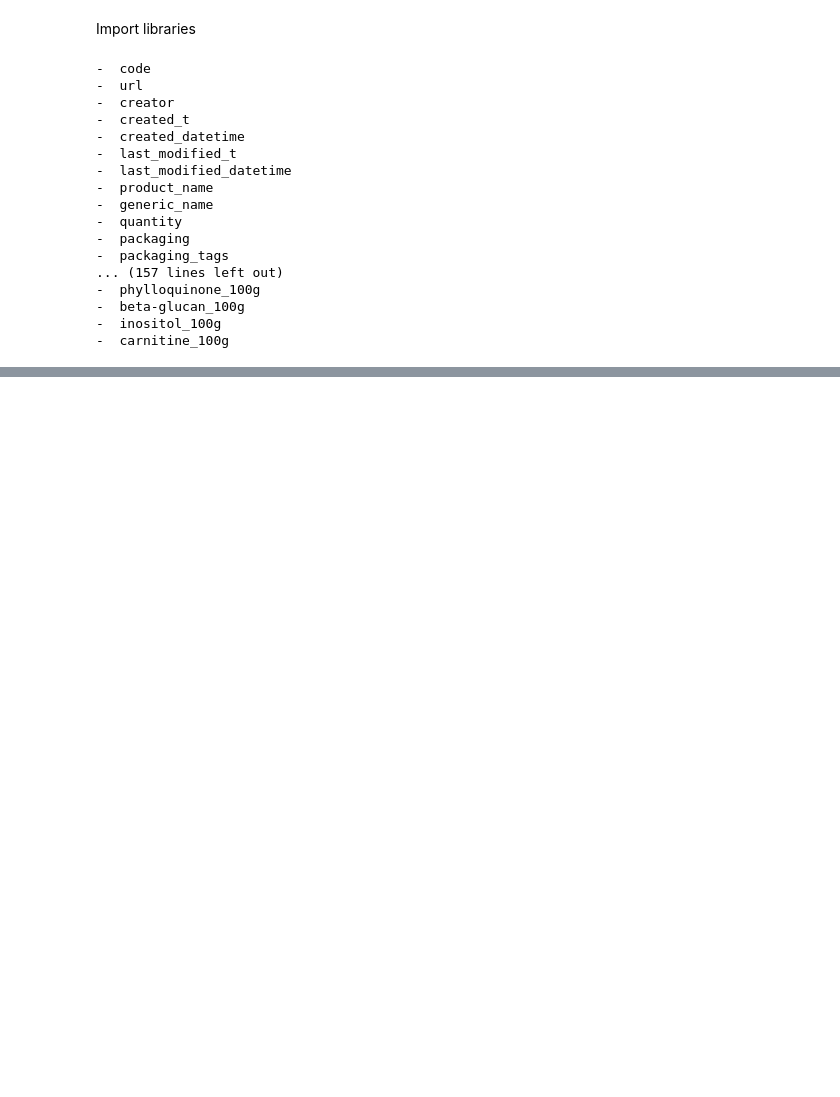
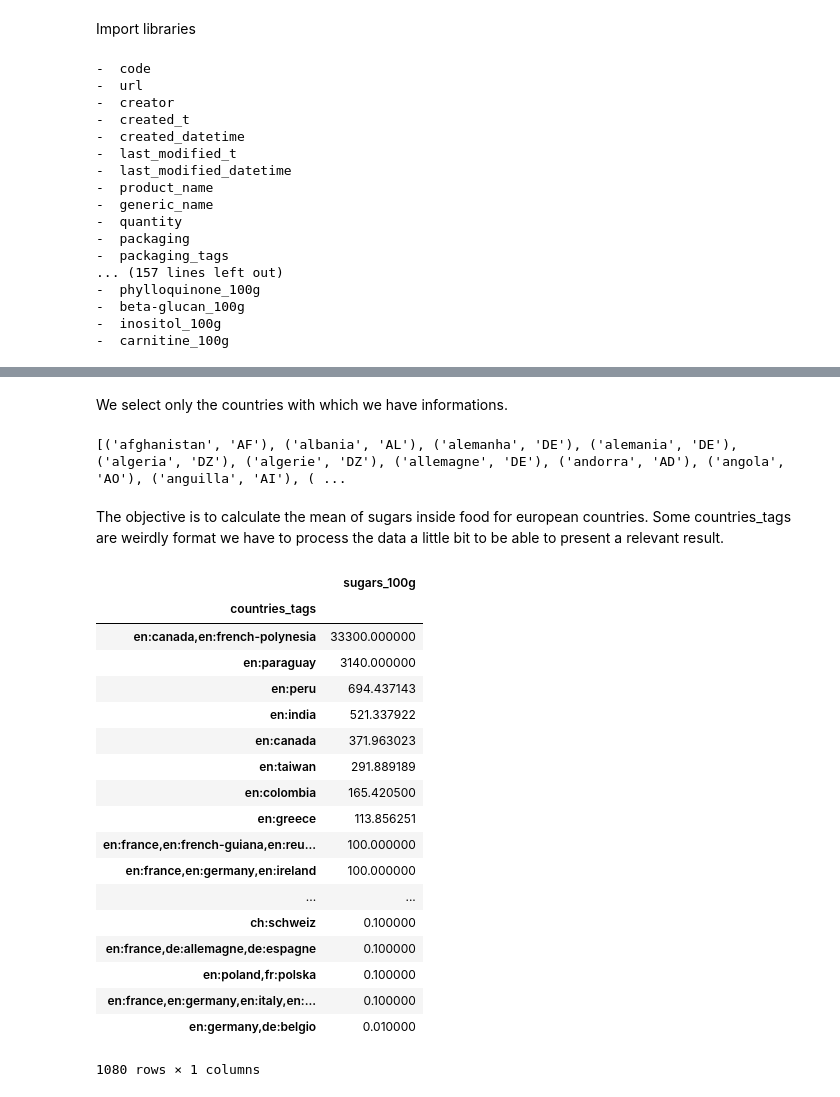
Before and after one commit to baraschi/AppliedDataAnalysis_Project, a Jupyter notebook: FoodProject.ipynb, the cells around one changed output, grey strips where cells are left out. Drawn from its saved outputs; the diff is of its cells as text; code cells hidden in the pictures; blank space fills up the shorter version.

```diff
--- a/FoodProject.ipynb
+++ b/FoodProject.ipynb
@@ -79,0 +109,46 @@ Name: countries, Length: 3256, dtype: int64
+# %% [markdown]
+We select only the countries with which we have informations.
+# %%
+count = 0
+proper_countries = []
+
+for c in countries_with_code:
+    if c[1] != "???":
+        proper_countries.append(c)
+
+print(proper_countries, len(proper_countries))
+# %% [output]
+[('afghanistan', 'AF'), ('albania', 'AL'), ('alemanha', 'DE'), ('alemania', 'DE'), ('algeria', 'DZ'), ('algerie', 'DZ'), ('allemagne', 'DE'), ('andorra', 'AD'), ('angola', 'AO'), ('anguilla', 'AI'), ( ...
+# %% [markdown]
+The objective is to calculate the mean of sugars inside food for european countries. Some countries_tags are weirdly format we have to process the data a little bit to be able to present a relevant result.
+# %%
+nb_by_countries = usefull_datas.groupby(['countries_tags']).size().reset_index(name='counts')
+
+nb_by_countries = nb_by_countries.sort_values(by=['counts'], ascending=False)
+#nb_by_countries
+
+test = usefull_datas[np.isfinite(usefull_datas['sugars_100g'])]
+test = test[['countries_tags', 'sugars_100g']].groupby(['countries_tags']).mean()
+test = test.sort_values(by=['sugars_100g'], ascending=False)
+test = test[test['sugars_100g'] != 0]
+test
+# %% [output]
+|  | sugars_100g |
+| countries_tags |  |
+| en:canada,en:french-polynesia | 33300.000000 |
+| en:paraguay | 3140.000000 |
+| en:peru | 694.437143 |
+| en:india | 521.337922 |
+| en:canada | 371.963023 |
+| en:taiwan | 291.889189 |
+| en:colombia | 165.420500 |
+| en:greece | 113.856251 |
+| en:france,en:french-guiana,en:reu... | 100.000000 |
+| en:france,en:germany,en:ireland | 100.000000 |
+| ... | ... |
+| ch:schweiz | 0.100000 |
+| en:france,de:allemagne,de:espagne | 0.100000 |
+| en:poland,fr:polska | 0.100000 |
+| en:france,en:germany,en:italy,en:... | 0.100000 |
+| en:germany,de:belgio | 0.010000 |
+1080 rows × 1 columns
```
Also changed, not shown: parts of 11 cells of this notebook.
